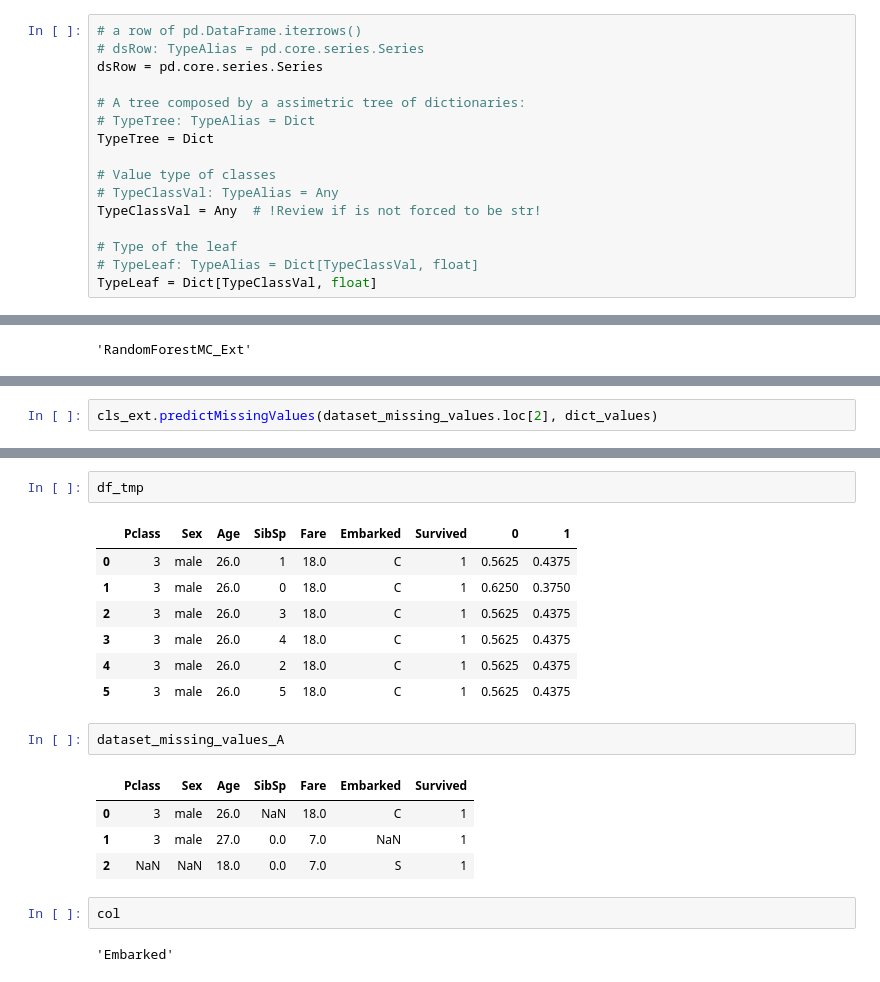
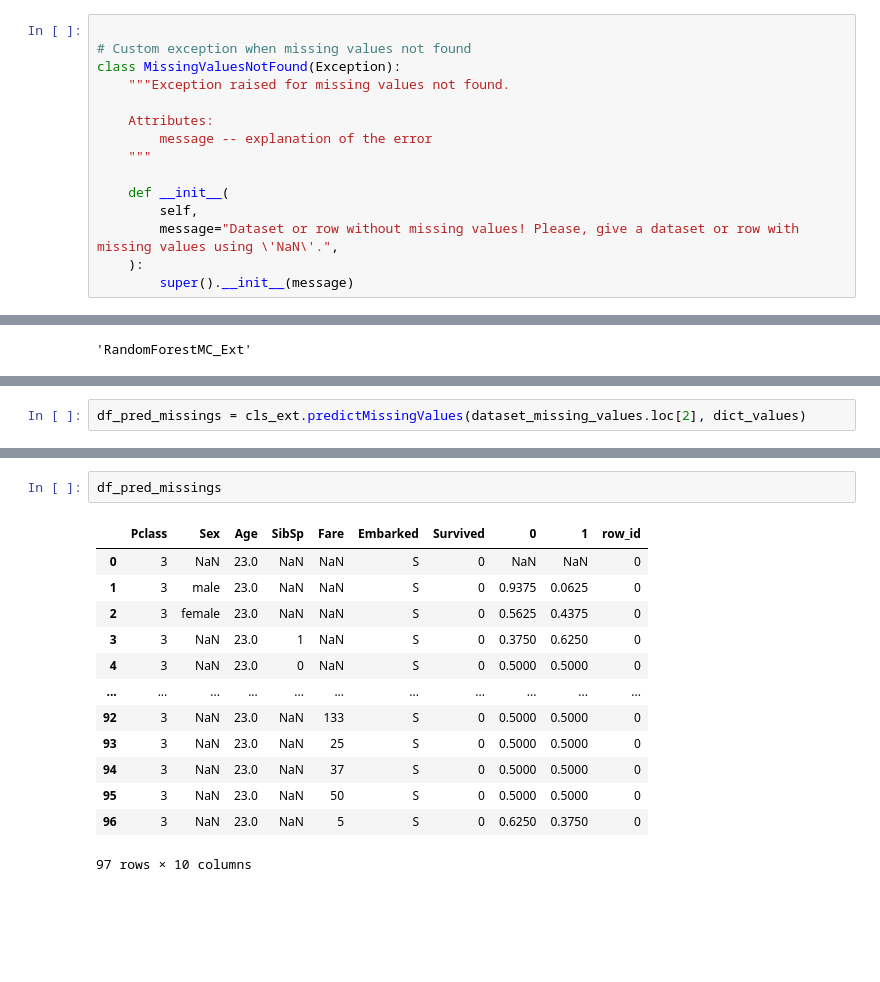
Before and after one commit to ysraell/random-forest-mc-utils, a Jupyter notebook: dev/dev-1.1.0.ipynb, the cells around one changed output, grey strips where cells are left out. Cells and saved outputs as stored; diff of their text form; blank space fills up the shorter version.

```diff
--- a/dev/dev-1.1.0.ipynb
+++ b/dev/dev-1.1.0.ipynb
@@ -79,21 +83,20 @@ dict_keys(['Pclass', 'Sex', 'Age', 'SibSp', 'Fare', 'Embarked'])
 # %% [markdown]
 # Load the new extention
 # %%
-# a row of pd.DataFrame.iterrows()
-# dsRow: TypeAlias = pd.core.series.Series
-dsRow = pd.core.series.Series
 
-# A tree composed by a assimetric tree of dictionaries:
-# TypeTree: TypeAlias = Dict
-TypeTree = Dict
+# Custom exception when missing values not found
+class MissingValuesNotFound(Exception):
+    """Exception raised for missing values not found.
 
-# Value type of classes
-# TypeClassVal: TypeAlias = Any
-TypeClassVal = Any  # !Review if is not forced to be str!
+    Attributes:
+        message -- explanation of the error
+    """
 
-# Type of the leaf
-# TypeLeaf: TypeAlias = Dict[TypeClassVal, float]
-TypeLeaf = Dict[TypeClassVal, float]
+    def __init__(
+        self,
+        message="Dataset or row without missing values! Please, give a dataset or row with missing values using \'NaN\'.",
+    ):
+        super().__init__(message)
 # %%
 # How to format a dict with values to fill the missing ones
 featName = str
@@ -157,3 +192,3 @@ Survived         1
 Name: 2, dtype: object
 # %%
-cls_ext.predictMissingValues(dataset_missing_values.loc[2], dict_values)
+df_pred_missings = cls_ext.predictMissingValues(dataset_missing_values.loc[2], dict_values)
@@ -227,21 +195,16 @@ Name: 0, dtype: object
-# %%
-df_tmp
-# %% [output]
-|  | Pclass | Sex | Age | SibSp | Fare | Embarked | Survived | 0 | 1 |
-| 0 | 3 | male | 26.0 | 1 | 18.0 | C | 1 | 0.5625 | 0.4375 |
-| 1 | 3 | male | 26.0 | 0 | 18.0 | C | 1 | 0.6250 | 0.3750 |
-| 2 | 3 | male | 26.0 | 3 | 18.0 | C | 1 | 0.5625 | 0.4375 |
-| 3 | 3 | male | 26.0 | 4 | 18.0 | C | 1 | 0.5625 | 0.4375 |
-| 4 | 3 | male | 26.0 | 2 | 18.0 | C | 1 | 0.5625 | 0.4375 |
-| 5 | 3 | male | 26.0 | 5 | 18.0 | C | 1 | 0.5625 | 0.4375 |
-# %%
-dataset_missing_values_A
-# %% [output]
-|  | Pclass | Sex | Age | SibSp | Fare | Embarked | Survived |
-| 0 | 3 | male | 26.0 | NaN | 18.0 | C | 1 |
-| 1 | 3 | male | 27.0 | 0.0 | 7.0 | NaN | 1 |
-| 2 | NaN | NaN | 18.0 | 0.0 | 7.0 | S | 1 |
-# %%
-col
-# %% [output]
-'Embarked'
+# %%
+df_pred_missings
+# %% [output]
+|  | Pclass | Sex | Age | SibSp | Fare | Embarked | Survived | 0 | 1 | row_id |
+| 0 | 3 | NaN | 23.0 | NaN | NaN | S | 0 | NaN | NaN | 0 |
+| 1 | 3 | male | 23.0 | NaN | NaN | S | 0 | 0.9375 | 0.0625 | 0 |
+| 2 | 3 | female | 23.0 | NaN | NaN | S | 0 | 0.5625 | 0.4375 | 0 |
+| 3 | 3 | NaN | 23.0 | 1 | NaN | S | 0 | 0.3750 | 0.6250 | 0 |
+| 4 | 3 | NaN | 23.0 | 0 | NaN | S | 0 | 0.5000 | 0.5000 | 0 |
+| ... | ... | ... | ... | ... | ... | ... | ... | ... | ... | ... |
+| 92 | 3 | NaN | 23.0 | NaN | 133 | S | 0 | 0.5000 | 0.5000 | 0 |
+| 93 | 3 | NaN | 23.0 | NaN | 25 | S | 0 | 0.5000 | 0.5000 | 0 |
+| 94 | 3 | NaN | 23.0 | NaN | 37 | S | 0 | 0.5000 | 0.5000 | 0 |
+| 95 | 3 | NaN | 23.0 | NaN | 50 | S | 0 | 0.5000 | 0.5000 | 0 |
+| 96 | 3 | NaN | 23.0 | NaN | 5 | S | 0 | 0.6250 | 0.3750 | 0 |
+97 rows × 10 columns
```
Also changed, not shown: parts of 21 cells of this notebook, 1 other file.
